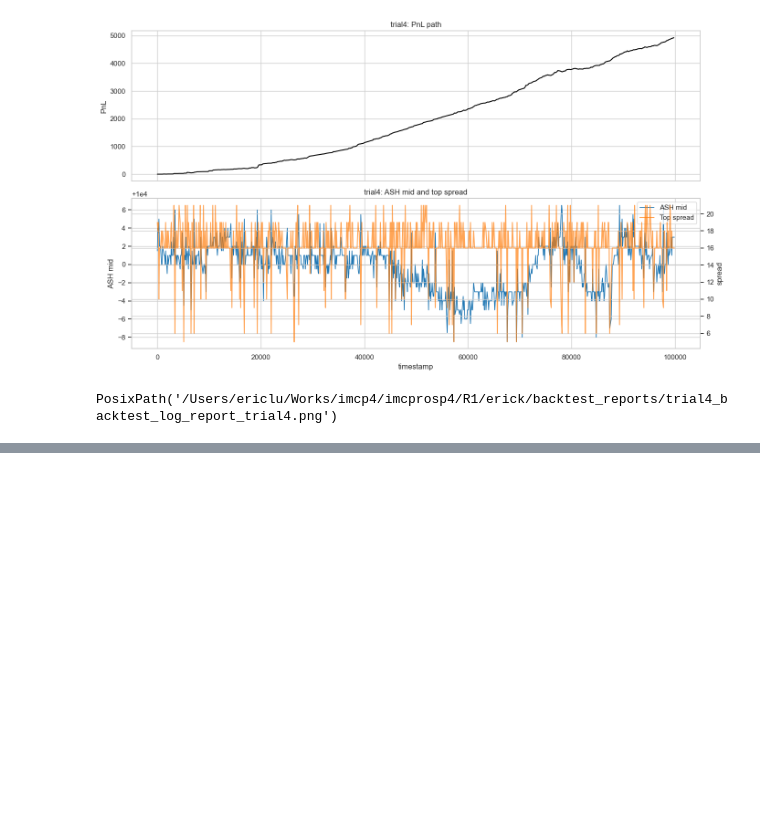
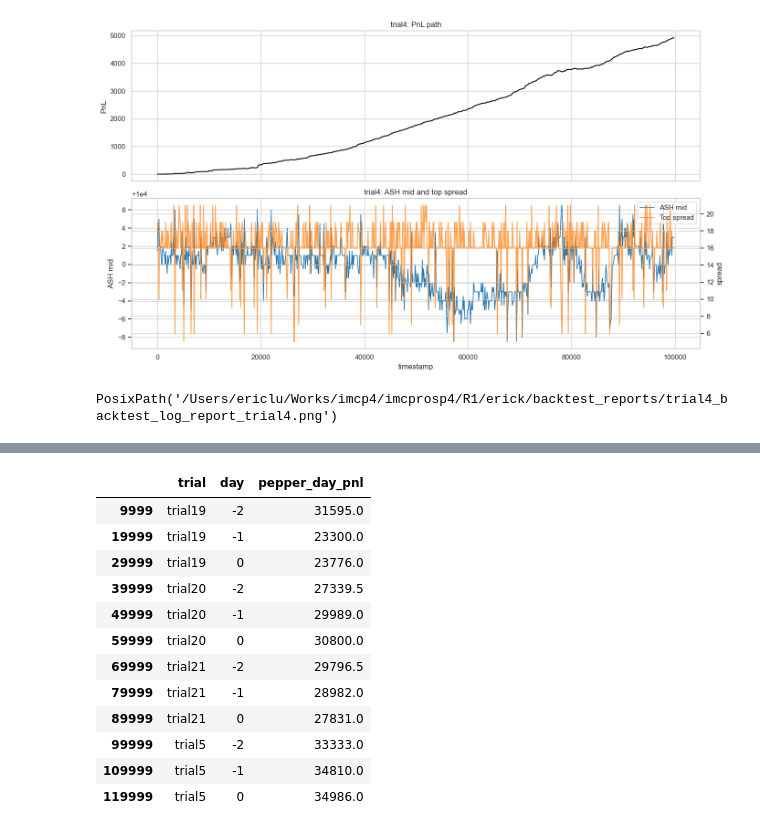
Before and after one commit to EricLuGHub/data-stream-simulation-lab, a Jupyter notebook: R1/erick/backtest_log_analysis.ipynb, the cells around one changed output, grey strips where cells are left out. Drawn from its saved outputs; the diff is of its cells as text; code cells hidden in the pictures; blank space fills up the shorter version.

```diff
--- a/R1/erick/backtest_log_analysis.ipynb
+++ b/R1/erick/backtest_log_analysis.ipynb
@@ -245,0 +351,80 @@ PosixPath('/Users/ericlu/Works/imcp4/imcprosp4/R1/erick/backtest_reports/trial4_
+# %%
+def _max_drawdown_from_path(pnl_series: pd.Series) -> float:
+    if len(pnl_series) == 0:
+        return np.nan
+    run_max = pnl_series.cummax()
+    return float((run_max - pnl_series).max())
+
+
+pepper_paths = pepper_df.copy()
+pepper_paths["pnl_step"] = pepper_paths.groupby(["trial", "day"])["profit_and_loss"].diff()
+pepper_paths["pnl_step"] = pepper_paths["pnl_step"].fillna(pepper_paths["profit_and_loss"])
+
+# Intraday bucket assignment robust to ties and repeated timestamps.
+pepper_paths["bucket_frac"] = pepper_paths.groupby(["trial", "day"])["timestamp"].rank(method="first", pct=True)
+pepper_paths["time_bucket"] = np.minimum((pepper_paths["bucket_frac"] * 10).astype(int), 9)
+
+pepper_day_end = (
+    pepper_paths.groupby(["trial", "day"], as_index=False)
+    .tail(1)[["trial", "day", "profit_and_loss"]]
+    .rename(columns={"profit_and_loss": "pepper_day_pnl"})
+    .sort_values(["trial", "day"])
+)
+
+pepper_trial_summary = (
+    pepper_day_end.groupby("trial", as_index=False)
+    .agg(
+        pepper_total_pnl=("pepper_day_pnl", "sum"),
+        pepper_best_day=("pepper_day_pnl", "max"),
+        pepper_worst_day=("pepper_day_pnl", "min"),
+        pepper_day_std=("pepper_day_pnl", "std"),
+    )
+)
+
+pepper_dd = (
+    pepper_paths.groupby(["trial", "day"], as_index=False)
+    .apply(lambda g: pd.Series({
+        "pepper_day_max_dd": _max_drawdown_from_path(g["profit_and_loss"]),
+        "pepper_step_std": float(g["pnl_step"].std()),
+        "pepper_positive_step_ratio": float((g["pnl_step"] > 0).mean()),
+    }), include_groups=False)
+    .reset_index()
+)
+
+pepper_dd = pepper_dd.drop(columns=["level_2"], errors="ignore")
+
+pepper_bucket_pnl = (
+    pepper_paths.groupby(["trial", "time_bucket"], as_index=False)
+    .agg(bucket_pnl=("pnl_step", "sum"))
+)
+
+pepper_summary_full = (
+    pepper_trial_summary
+    .merge(
+        pepper_dd.groupby("trial", as_index=False).agg(
+            avg_day_max_dd=("pepper_day_max_dd", "mean"),
+            worst_day_max_dd=("pepper_day_max_dd", "max"),
+            avg_step_std=("pepper_step_std", "mean"),
+            avg_positive_step_ratio=("pepper_positive_step_ratio", "mean"),
+        ),
+        on="trial",
+        how="left",
+    )
+    .sort_values("pepper_total_pnl", ascending=False)
+)
+
+display(pepper_day_end, pepper_summary_full.round(3))
+# %% [output]
+|  | trial | day | pepper_day_pnl |
+| 9999 | trial19 | -2 | 31595.0 |
+| 19999 | trial19 | -1 | 23300.0 |
+| 29999 | trial19 | 0 | 23776.0 |
+| 39999 | trial20 | -2 | 27339.5 |
+| 49999 | trial20 | -1 | 29989.0 |
+| 59999 | trial20 | 0 | 30800.0 |
+| 69999 | trial21 | -2 | 29796.5 |
+| 79999 | trial21 | -1 | 28982.0 |
+| 89999 | trial21 | 0 | 27831.0 |
+| 99999 | trial5 | -2 | 33333.0 |
+| 109999 | trial5 | -1 | 34810.0 |
+| 119999 | trial5 | 0 | 34986.0 |
```
Also changed, not shown: parts of 5 cells of this notebook, 3 other files.
